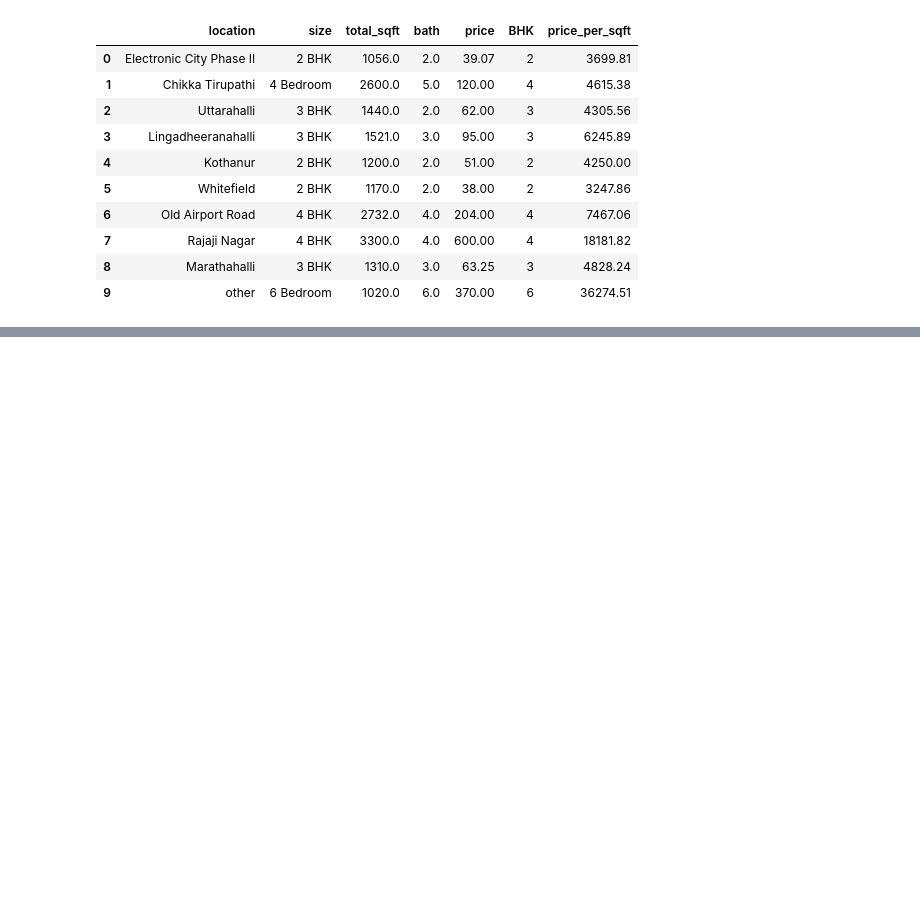
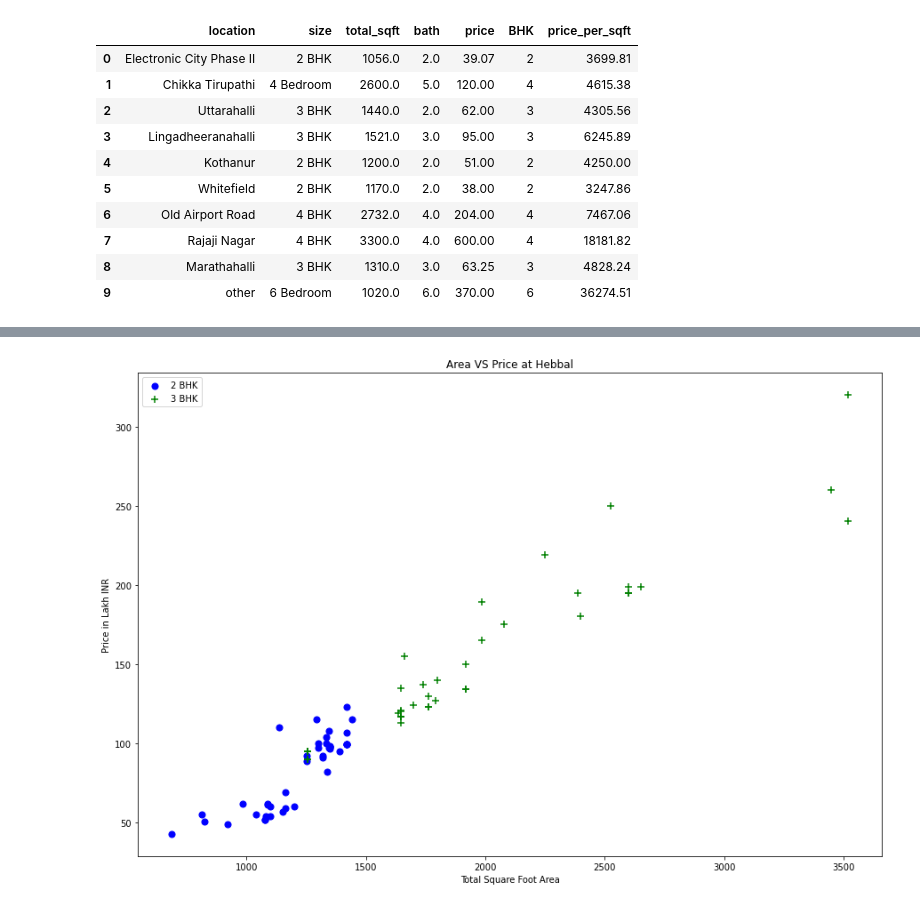
Before and after one commit to Sudo-Swapnil/house_price_prediction, a Jupyter notebook: house_price_prediction.ipynb, the cells around one changed output, grey strips where cells are left out. Drawn from its saved outputs; the diff is of its cells as text; code cells hidden in the pictures; blank space fills up the shorter version.

```diff
--- a/house_price_prediction.ipynb
+++ b/house_price_prediction.ipynb
@@ -217,0 +311,4 @@ df5.head(10)
+# %%
+plot_scatter_chart(df8, 'Hebbal')
+# %% [output]
+[figure, added]
```
Also changed, not shown: parts of 18 cells of this notebook.
